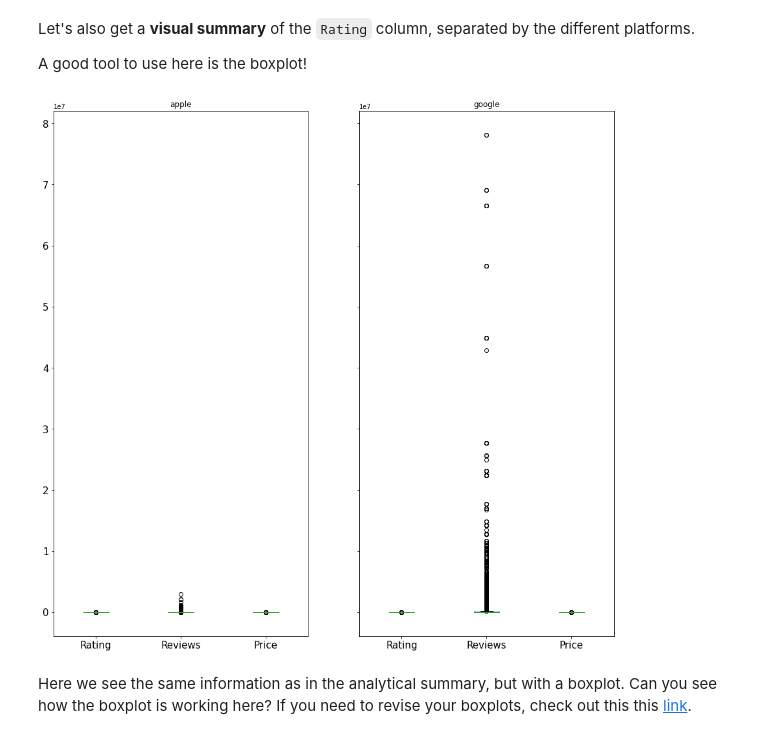
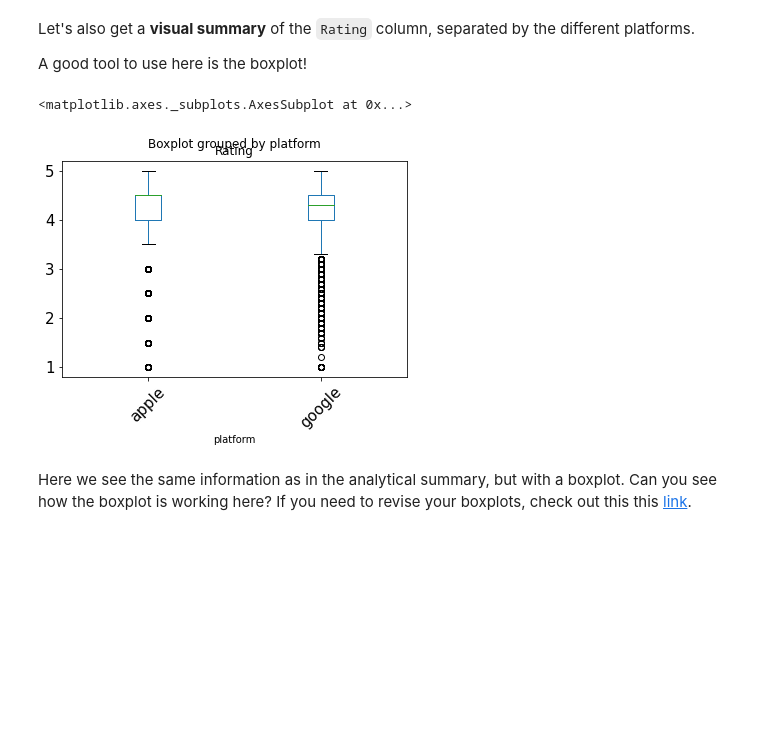
Before and after one commit to sudkpa/SB_DS, a Jupyter notebook: Career_Track/Apps_Case_Study/Springboard Apps project - Tier 3 - Complete.ipynb, the cells around one changed output. Drawn from its saved outputs; the diff is of its cells as text; code cells hidden in the pictures; blank space fills up the shorter version.

```diff
--- a/Career_Track/Apps_Case_Study/Springboard Apps project - Tier 3 - Complete.ipynb
+++ b/Career_Track/Apps_Case_Study/Springboard Apps project - Tier 3 - Complete.ipynb
@@ -292,8 +292,8 @@ old_names = Apple.columns
 new_names = Google.columns
 
 # Use the rename() DataFrame method to change the columns names.
-Apple.columns = new_names
-#Apple.rename(columns=dict(zip(old_names, new_names)))
+#Apple.columns = new_names
+Apple = Apple.rename(columns=dict(zip(old_names, new_names)))
 # %%
 Apple.dtypes
 # %% [output]
@@ -308,7 +308,7 @@ dtype: object
 Let's combine the two datasets into a single data frame called `df`.
 # %%
 # Let's use the append() method to append Apple to Google.
-df = Google.append(Apple)
+df = Google.append(Apple, ignore_index= True)
 
 # Using the sample() method with the number 12 passed to it, check 12 random points of your dataset.
 df.sample(12)
@@ -418,10 +419,12 @@ Let's also get a **visual summary** of the `Rating` column, separated by the dif
 A good tool to use here is the boxplot!
 # %%
 # Call the boxplot() method on our df.
-df_grp = df.groupby('platform')
-boxplot = df_grp.boxplot(grid=False, fontsize=15, figsize=(15,15))
+#df_grp = df.groupby('platform')
+#boxplot = df_grp.boxplot(grid=False, fontsize=15, figsize=(15,15))
+df.boxplot( by='platform', column = ['Rating'], grid=False, rot=45, fontsize=15)
 # %% [output]
+<matplotlib.axes._subplots.AxesSubplot at 0x...>
-[figure, old version]
+[figure, new version]
 # %% [markdown]
 Here we see the same information as in the analytical summary, but with a boxplot. Can you see how the boxplot is working here? If you need to revise your boxplots, check out this this [link](https://www.kaggle.com/ramamet4/app-store-apple-data-set-10k-apps).
 # %% [markdown]
```
Also changed, not shown: parts of 13 cells of this notebook.
